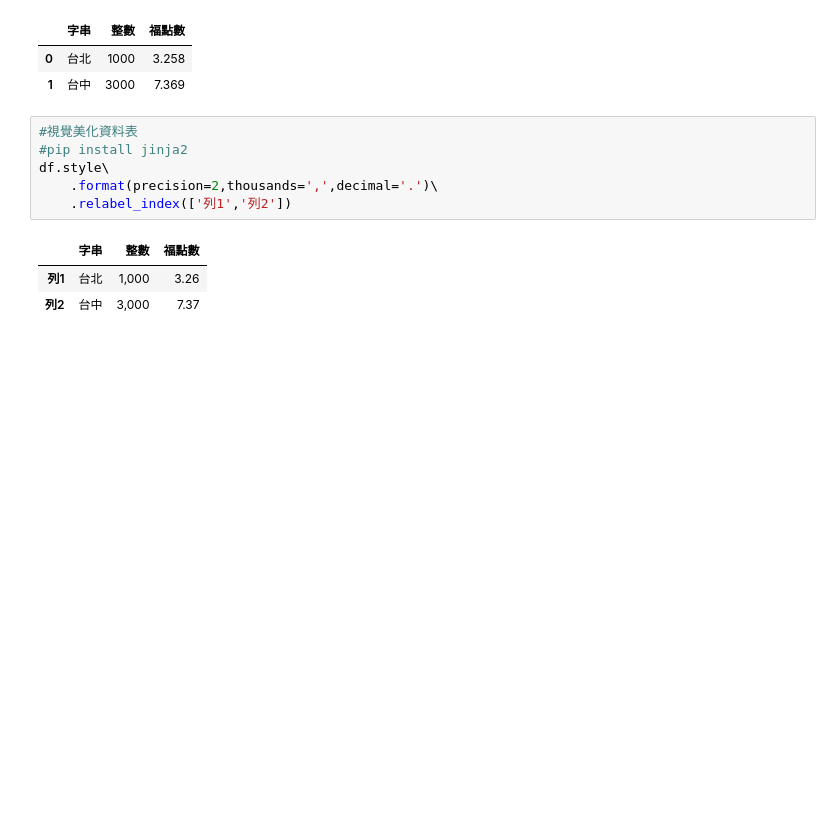
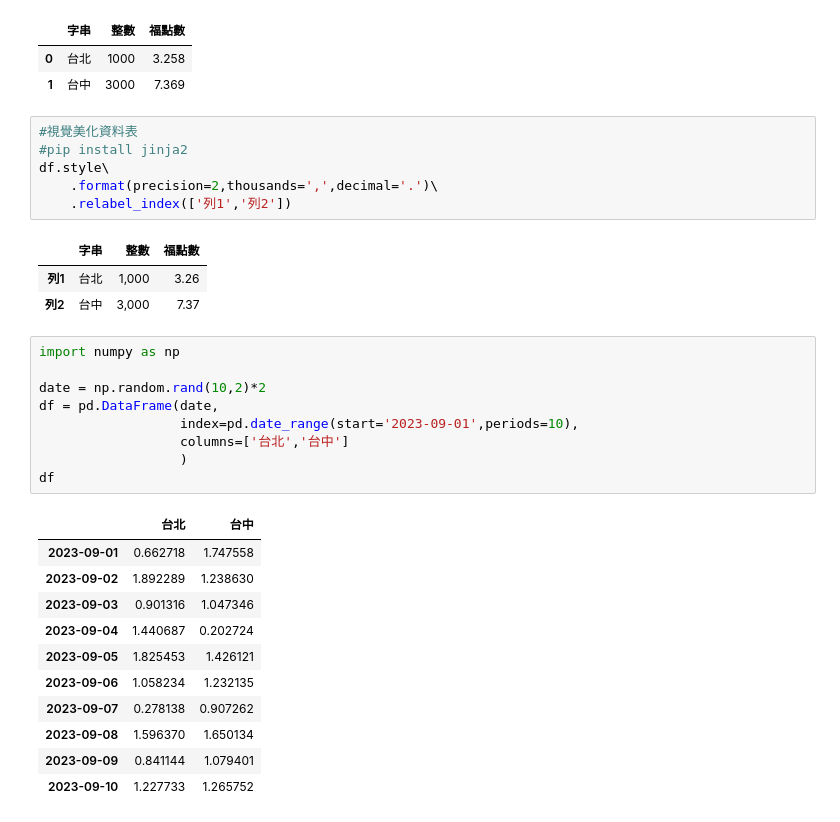
Before and after one commit to kyu226/kyu_2023_07_25, a Jupyter notebook: lesson17_1.ipynb, the cells around one changed output. Cells and saved outputs as stored; diff of their text form; blank space fills up the shorter version.

```diff
--- a/lesson17_1.ipynb
+++ b/lesson17_1.ipynb
@@ -21,3 +21,24 @@ df.style\
 |  | 字串 | 整數 | 福點數 |
 | 列1 | 台北 | 1,000 | 3.26 |
 | 列2 | 台中 | 3,000 | 7.37 |
+# %%
+import numpy as np
+
+date = np.random.rand(10,2)*2
+df = pd.DataFrame(date,
+                  index=pd.date_range(start='2023-09-01',periods=10),
+                  columns=['台北','台中']
+                  )
+df
+# %% [output]
+|  | 台北 | 台中 |
+| 2023-09-01 | 0.662718 | 1.747558 |
+| 2023-09-02 | 1.892289 | 1.238630 |
+| 2023-09-03 | 0.901316 | 1.047346 |
+| 2023-09-04 | 1.440687 | 0.202724 |
+| 2023-09-05 | 1.825453 | 1.426121 |
+| 2023-09-06 | 1.058234 | 1.232135 |
+| 2023-09-07 | 0.278138 | 0.907262 |
+| 2023-09-08 | 1.596370 | 1.650134 |
+| 2023-09-09 | 0.841144 | 1.079401 |
+| 2023-09-10 | 1.227733 | 1.265752 |
```
Also changed, not shown: parts of 4 cells of this notebook, 1 other file.
